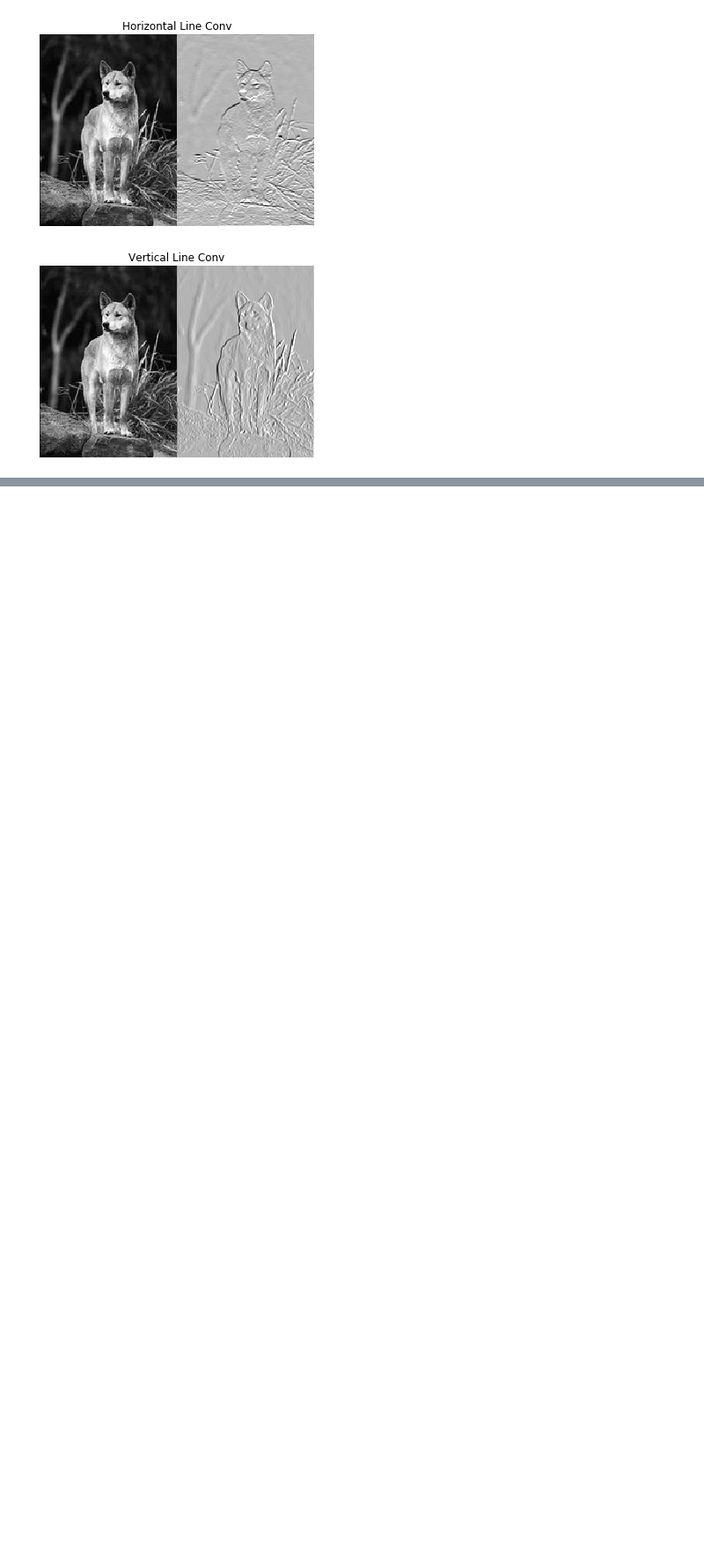
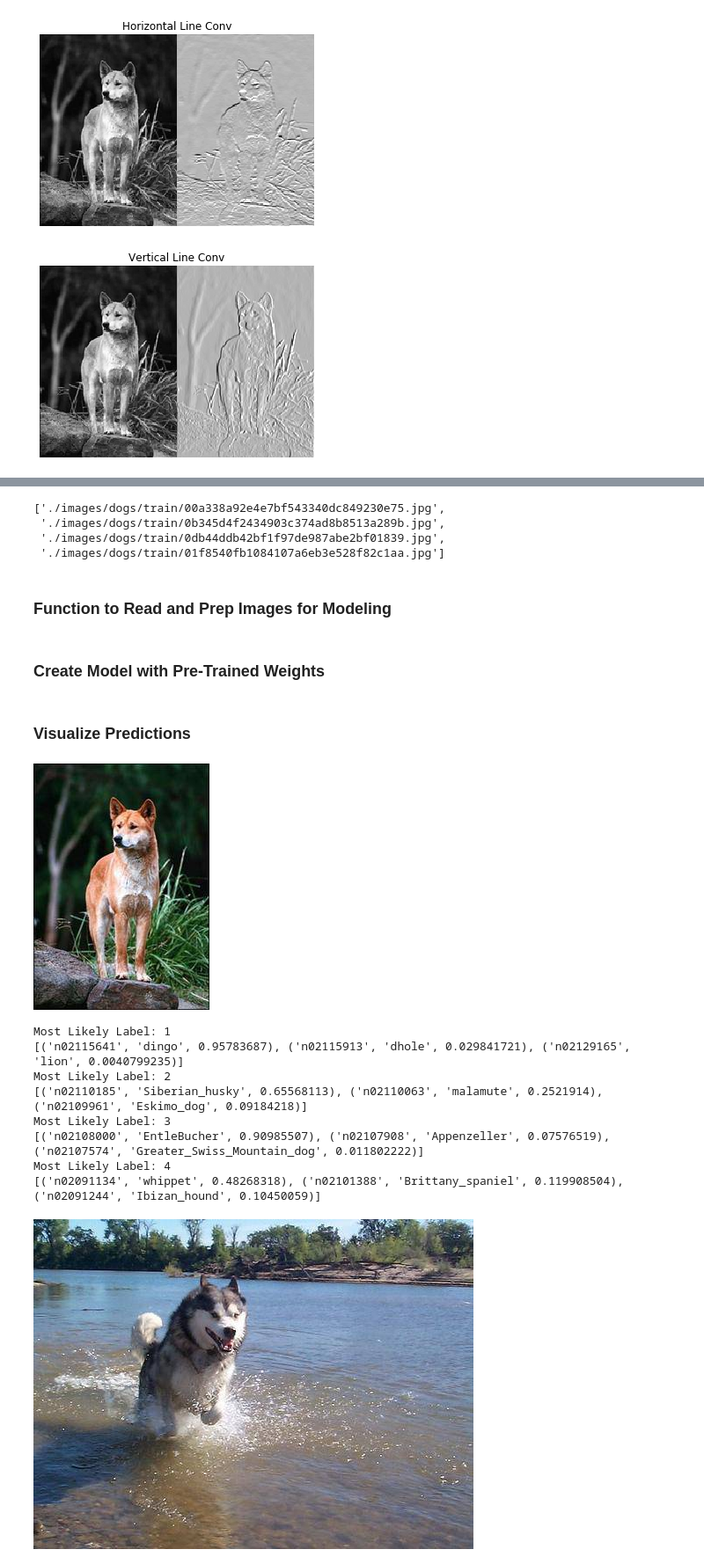
Before and after one commit to tyler-wel/kaggle_training, a Jupyter notebook: 5_deep_learning/dl_exercises.ipynb, the cells around one changed output, grey strips where cells are left out. Shown at 88% size. Cells and saved outputs as stored; diff of their text form; code cells hidden in the pictures; blank space fills up the shorter version.

Commit message:
finished basic convolution examples

```diff
--- a/5_deep_learning/dl_exercises.ipynb
+++ b/5_deep_learning/dl_exercises.ipynb
@@ -35,0 +50,61 @@ helpers.visualize_conv(original_image, vert_line_conv, 'Vertical Line Conv')
+# %%
+# Choose images to work with for our example
+from os.path import join
+
+image_dir = './images/dogs/train/'
+img_dict = {'dog_1' : "00a338a92e4e7bf543340dc849230e75.jpg",
+            'dog_2' : "0b345d4f2434903c374ad8b8513a289b.jpg",
+            'dog_3' : "0db44ddb42bf1f97de987abe2bf01839.jpg",
+            'dog_4' : "01f8540fb1084107a6eb3e528f82c1aa.jpg"}
+
+img_paths = [join(image_dir, file) for file in img_dict.values()]
+img_paths
+# %% [output]
+['./images/dogs/train/00a338a92e4e7bf543340dc849230e75.jpg',
+ './images/dogs/train/0b345d4f2434903c374ad8b8513a289b.jpg',
+ './images/dogs/train/0db44ddb42bf1f97de987abe2bf01839.jpg',
+ './images/dogs/train/01f8540fb1084107a6eb3e528f82c1aa.jpg']
+# %% [markdown]
+### Function to Read and Prep Images for Modeling
+# %%
+import numpy as np
+# conda install -c conda-forge tensorflow
+from tensorflow.python.keras.applications.resnet import preprocess_input
+from tensorflow.python.keras.preprocessing.image import load_img, img_to_array
+image_size = 224
+
+def read_and_prep_images(img_paths, img_height=image_size, img_width=image_size):
+    imgs = [load_img(img_path, target_size=(img_height, img_width)) for img_path in img_paths]
+    img_array = np.array([img_to_array(img) for img in imgs])
+    output = preprocess_input(img_array)
+    return output
+# %% [markdown]
+### Create Model with Pre-Trained Weights
+# %%
+from keras.applications.resnet50 import ResNet50
+
+my_model = ResNet50(weights='./pre-trained/resnet50/resnet50_weights_tf_dim_ordering_tf_kernels.h5')
+test_data = read_and_prep_images(img_paths)
+preds = my_model.predict(test_data)
+# %% [markdown]
+### Visualize Predictions
+# %%
+from my_modules.dl_helpers import decode_predictions
+from IPython.display import Image, display
+
+most_likely_labels = decode_predictions(preds, top=3)
+for i, img_path in enumerate(img_paths):
+    display(Image(img_path))
+    cprint(f'Most Likely Label: {i + 1}', 'green')
+    print(most_likely_labels[i])
+# %% [output]
+[figure, added]
+Most Likely Label: 1
+[('n02115641', 'dingo', 0.95783687), ('n02115913', 'dhole', 0.029841721), ('n02129165', 'lion', 0.0040799235)]
+Most Likely Label: 2
+[('n02110185', 'Siberian_husky', 0.65568113), ('n02110063', 'malamute', 0.2521914), ('n02109961', 'Eskimo_dog', 0.09184218)]
+Most Likely Label: 3
+[('n02108000', 'EntleBucher', 0.90985507), ('n02107908', 'Appenzeller', 0.07576519), ('n02107574', 'Greater_Swiss_Mountain_dog', 0.011802222)]
+Most Likely Label: 4
+[('n02091134', 'whippet', 0.48268318), ('n02101388', 'Brittany_spaniel', 0.119908504), ('n02091244', 'Ibizan_hound', 0.10450059)]
+[figure, added]
```
Also changed, not shown: parts of 4 cells of this notebook, 6 other files.
